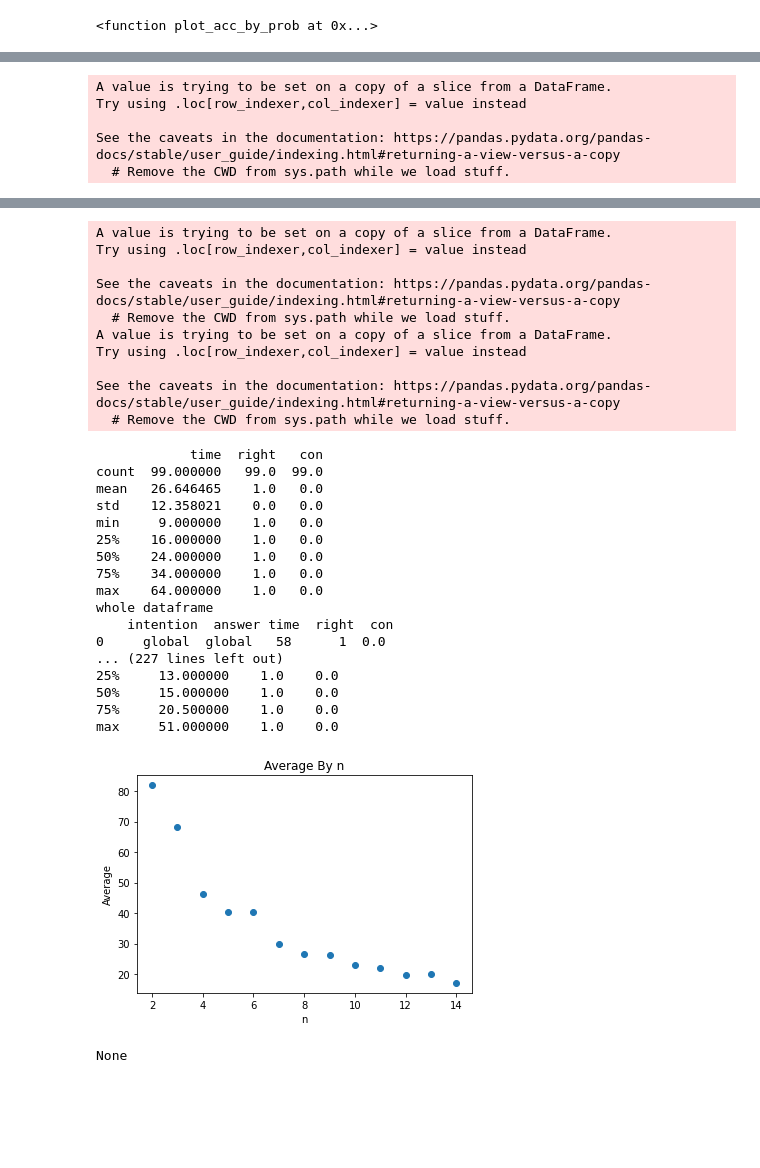
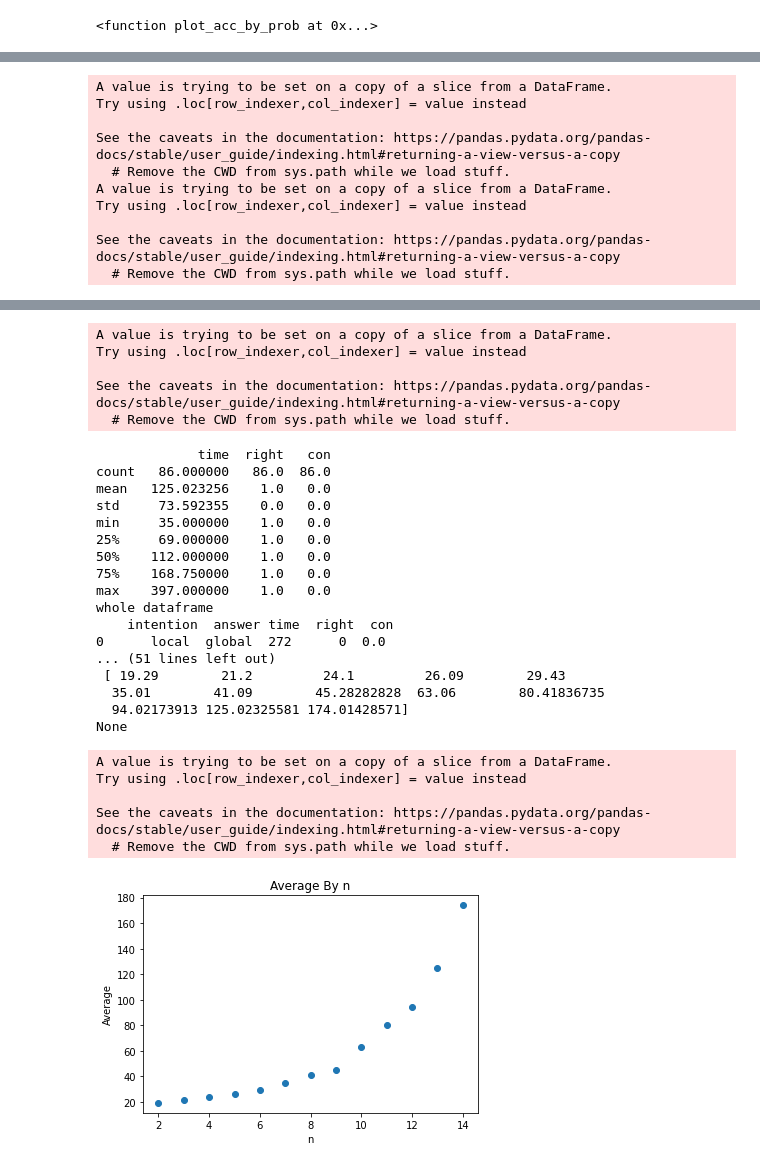
Before and after one commit to yGit741/comdepri, a Jupyter notebook: accuracy_simulation_210121.ipynb, the cells around one changed output, grey strips where cells are left out. Saved outputs shown, nothing was run; the diff lists cells and outputs as text; code cells hidden in the pictures; blank space fills up the shorter version.

Commit message:
changed df_average and average plots

```diff
--- a/accuracy_simulation_210121.ipynb
+++ b/accuracy_simulation_210121.ipynb
@@ -88,20 +88,22 @@ interactive(children=(IntSlider(value=100, description='N', max=300, min=-100),
 <function plot_acc_by_prob at 0x...>
 # %%
 def df_average(N=100, global_s=0.55, local_s=0.45, n=12, p_global=48, intention = 'global'):
-    incon = np.zeros(N)
+    incon_array = np.zeros(N)
     rt_by_con = lambda x: RT(congruent = x, global_s=global_s, local_s=local_s, n=n, p_global=p_global, intention = intention)
-    ar = np.array([rt_by_con(xi) for xi in incon])
+    ar = np.array([rt_by_con(xi) for xi in incon_array])
     df = pd.DataFrame(data=ar, columns=['intention', 'answer', 'time'])
     df['right'] = np.where(df['intention'] == df['answer'], 1, 0)
-    df['con'] = incon
+    df['con'] = incon_array
     print('whole dataframe', '\n' , df)
     df1 = df.loc[lambda df: df['right'] == 1]
     df1['time'] = pd.to_numeric(df1['time'])
+    accuracy = df1.shape[0]/N
+    print(accuracy)
     print('new dataframe', '\n', df1)
     print(df1.describe())
     average_rtime = df1['time'].mean()
 
-    return average_rtime
+    return accuracy, average_rtime
 
 print('av time is',df_average(n=6))
 # %% [output]
@@ -130,14 +127,17 @@ See the caveats in the documentation: https://pandas.pydata.org/pandas-docs/stab
 # %%
 def plot_average_by_n(N=100, min=2, max=15, step = 1, global_s=0.55, local_s=0.45, p_global =50, intention = 'global'):
     n_range = np.array(range(min,max,step))
-    av_by_n = lambda y: df_average(N=N, p_global=p_global, global_s=global_s, local_s=local_s, n=y)
+    av_by_n = lambda y: df_average(N=N, p_global=p_global, global_s=global_s, local_s=local_s, n=y, intention=intention)
     ar_av = np.array([av_by_n(yi) for yi in n_range])
-    plt.scatter(n_range, ar_av)
+    print(ar_av)
+    average_for_plot = ar_av[:,1]
+    print("average for plot:", '\n', average_for_plot)
+    plt.scatter(n_range, average_for_plot)
     plt.title('Average By n')
     plt.xlabel('n')
     plt.ylabel('Average')
     return plt.show()
 
-print(plot_average_by_n())
+print(plot_average_by_n(p_global=18, intention = 'local'))
 # %% [output]
 whole dataframe
@@ -189,3 +184,8 @@ Try using .loc[row_indexer,col_indexer] = value instead
 
 See the caveats in the documentation: https://pandas.pydata.org/pandas-docs/stable/user_guide/indexing.html#returning-a-view-versus-a-copy
   # Remove the CWD from sys.path while we load stuff.
+A value is trying to be set on a copy of a slice from a DataFrame.
+Try using .loc[row_indexer,col_indexer] = value instead
+
+See the caveats in the documentation: https://pandas.pydata.org/pandas-docs/stable/user_guide/indexing.html#returning-a-view-versus-a-copy
+  # Remove the CWD from sys.path while we load stuff.
@@ -209,29 +209,28 @@ whole dataframe
 A value is trying to be set on a copy of a slice from a DataFrame.
 Try using .loc[row_indexer,col_indexer] = value instead
 
 See the caveats in the documentation: https://pandas.pydata.org/pandas-docs/stable/user_guide/indexing.html#returning-a-view-versus-a-copy
   # Remove the CWD from sys.path while we load stuff.
-A value is trying to be set on a copy of a slice from a DataFrame.
-Try using .loc[row_indexer,col_indexer] = value instead
-
-See the caveats in the documentation: https://pandas.pydata.org/pandas-docs/stable/user_guide/indexing.html#returning-a-view-versus-a-copy
-  # Remove the CWD from sys.path while we load stuff.
-            time  right   con
-count  99.000000   99.0  99.0
-mean   26.646465    1.0   0.0
-std    12.358021    0.0   0.0
-min     9.000000    1.0   0.0
-25%    16.000000    1.0   0.0
-50%    24.000000    1.0   0.0
-75%    34.000000    1.0   0.0
-max    64.000000    1.0   0.0
+             time  right   con
+count   86.000000   86.0  86.0
+mean   125.023256    1.0   0.0
+std     73.592355    0.0   0.0
+min     35.000000    1.0   0.0
+25%     69.000000    1.0   0.0
+50%    112.000000    1.0   0.0
+75%    168.750000    1.0   0.0
+max    397.000000    1.0   0.0
 whole dataframe
     intention  answer time  right  con
-0     global  global   58      1  0.0
-... (227 lines left out)
-25%     13.000000    1.0    0.0
-50%     15.000000    1.0    0.0
-75%     20.500000    1.0    0.0
-max     51.000000    1.0    0.0
+0      local  global  272      0  0.0
+... (51 lines left out)
+ [ 19.29        21.2         24.1         26.09        29.43
+  35.01        41.09        45.28282828  63.06        80.41836735
+  94.02173913 125.02325581 174.01428571]
+None
+A value is trying to be set on a copy of a slice from a DataFrame.
+Try using .loc[row_indexer,col_indexer] = value instead
+
+See the caveats in the documentation: https://pandas.pydata.org/pandas-docs/stable/user_guide/indexing.html#returning-a-view-versus-a-copy
+  # Remove the CWD from sys.path while we load stuff.
-[figure, old version]
+[figure, new version]
-None
```
Also changed, not shown: parts of 6 cells of this notebook.
